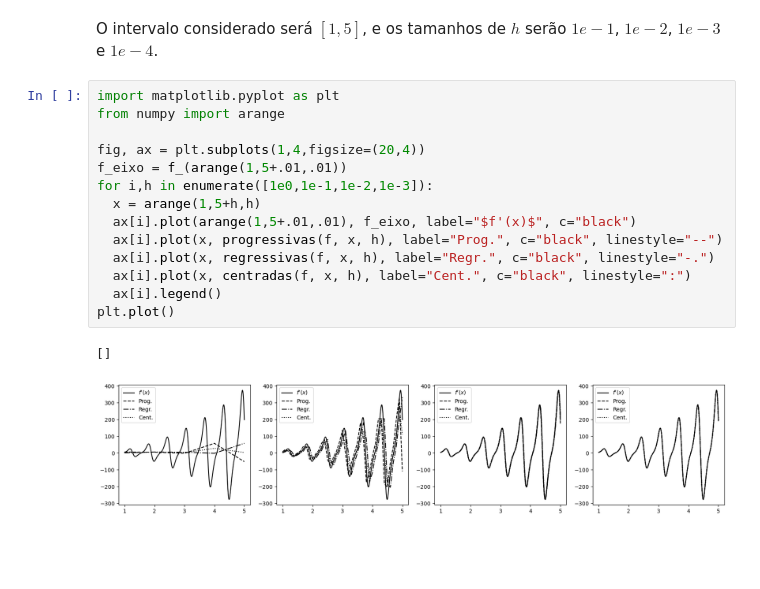
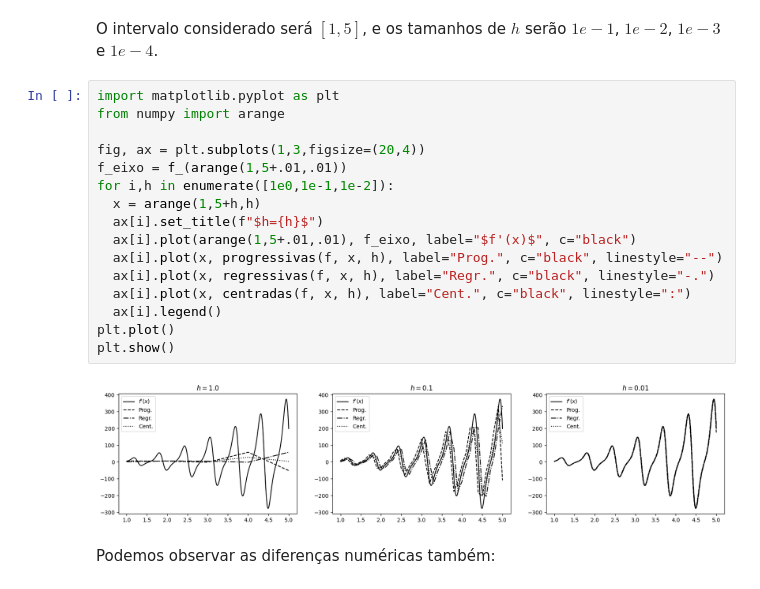
Before and after one commit to Potalej/map2220-trabalho, a Jupyter notebook: exemplos/diferencasFinitas.ipynb, the cells around one changed output. Cells and saved outputs as stored; diff of their text form; blank space fills up the shorter version.

Commit message:
Exemplo de Diferenças Finitas corrigido.

```diff
--- a/exemplos/diferencasFinitas.ipynb
+++ b/exemplos/diferencasFinitas.ipynb
@@ -17,17 +17,20 @@ O intervalo considerado será $[1, 5]$, e os tamanhos de $h$ serão $1e-1$, $1e-
 # %%
 import matplotlib.pyplot as plt
 from numpy import arange
 
-fig, ax = plt.subplots(1,4,figsize=(20,4))
+fig, ax = plt.subplots(1,3,figsize=(20,4))
 f_eixo = f_(arange(1,5+.01,.01))
-for i,h in enumerate([1e0,1e-1,1e-2,1e-3]):
+for i,h in enumerate([1e0,1e-1,1e-2]):
   x = arange(1,5+h,h)
+  ax[i].set_title(f"$h={h}$")
   ax[i].plot(arange(1,5+.01,.01), f_eixo, label="$f'(x)$", c="black")
   ax[i].plot(x, progressivas(f, x, h), label="Prog.", c="black", linestyle="--")
   ax[i].plot(x, regressivas(f, x, h), label="Regr.", c="black", linestyle="-.")
   ax[i].plot(x, centradas(f, x, h), label="Cent.", c="black", linestyle=":")
   ax[i].legend()
 plt.plot()
+plt.show()
 # %% [output]
-[]
-[figure, old version]
+[figure, new version]
+# %% [markdown]
+Podemos observar as diferenças numéricas também:
```
Also changed, not shown: parts of 1 cell of this notebook.
